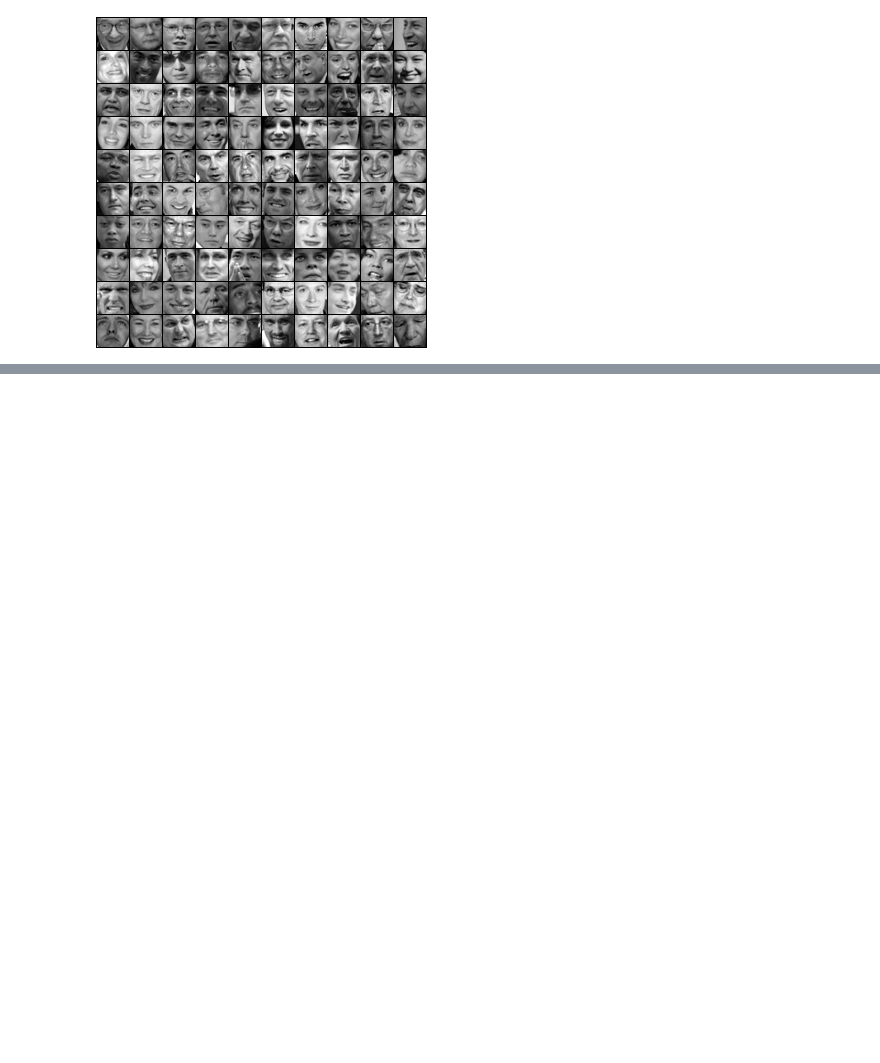
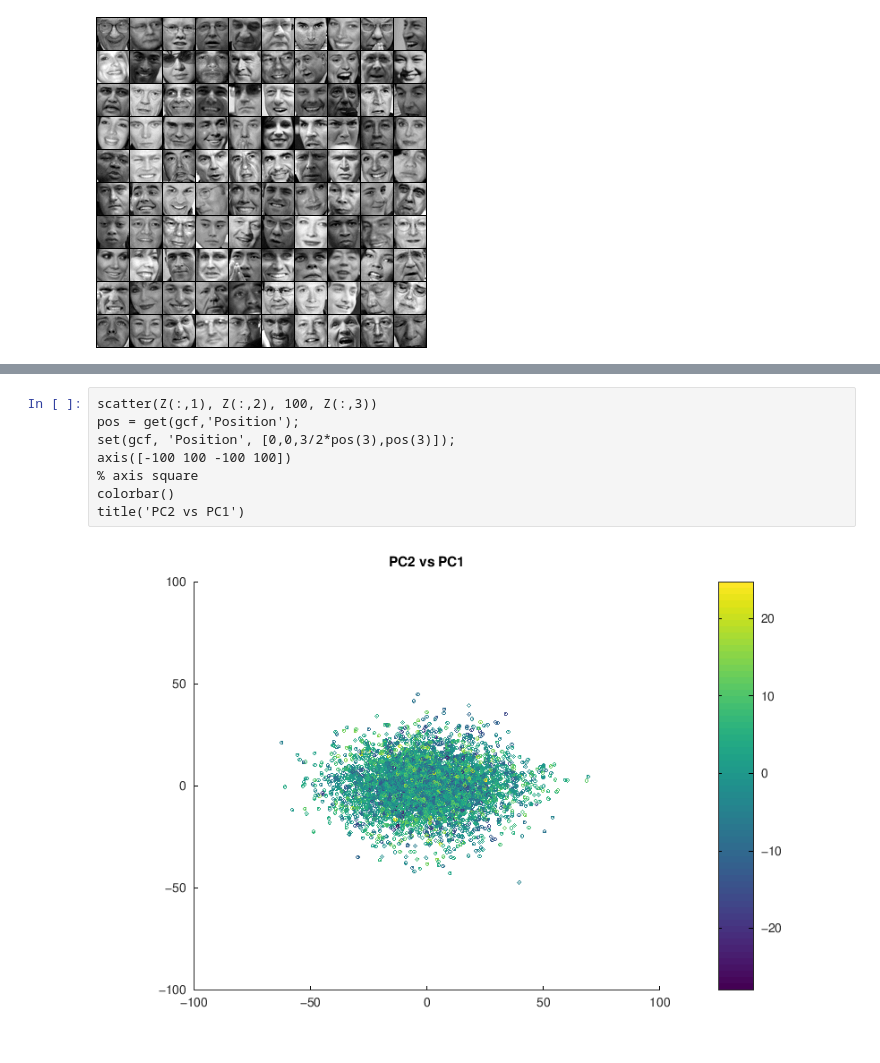
Before and after one commit to hernandezhdd/Machine-Learning-Stanford, a Jupyter notebook: ex7-octave/ex7_pca.ipynb, the cells around one changed output, grey strips where cells are left out. Cells and saved outputs as stored; diff of their text form; blank space fills up the shorter version.

```diff
--- a/ex7-octave/ex7_pca.ipynb
+++ b/ex7-octave/ex7_pca.ipynb
@@ -144,0 +212,10 @@ Loading face dataset.
+# %%
+scatter(Z(:,1), Z(:,2), 100, Z(:,3))
+pos = get(gcf,'Position');
+set(gcf, 'Position', [0,0,3/2*pos(3),pos(3)]);
+axis([-100 100 -100 100])
+% axis square
+colorbar()
+title('PC2 vs PC1')
+# %% [output]
+[figure, added]
```
Also changed, not shown: parts of 13 cells of this notebook, 1 other file.
